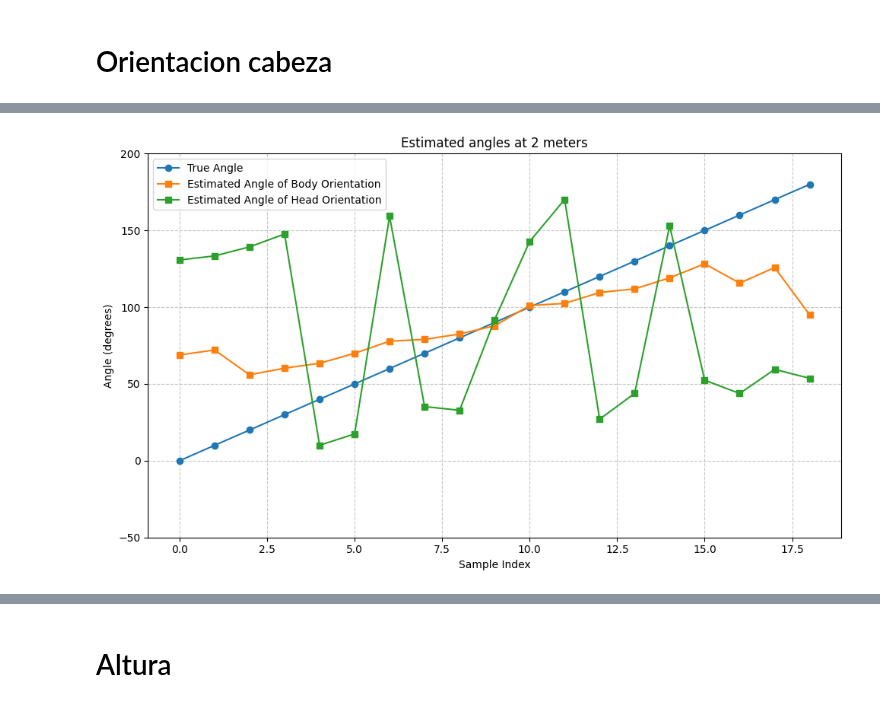
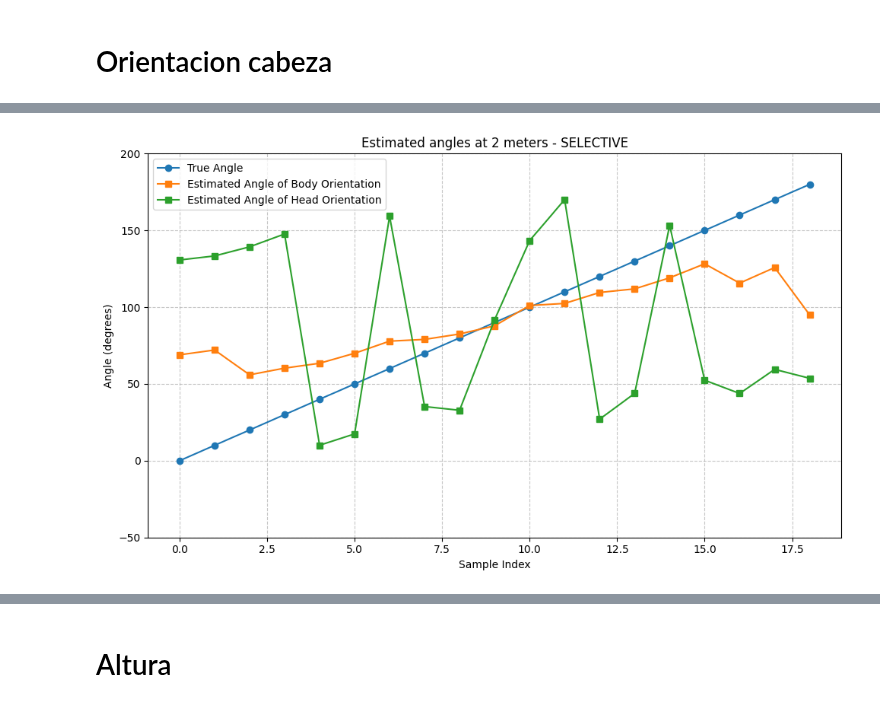
Before and after one commit to stevenaraujo98/integracion_pcl, a Jupyter notebook: get_res.ipynb, the cells around one changed output, grey strips where cells are left out. Drawn from its saved outputs; the diff is of its cells as text; code cells hidden in the pictures.

```diff
--- a/get_res.ipynb
+++ b/get_res.ipynb
@@ -38,3 +36,6 @@ json = {"formas": {"3": {"300": {"C": [{"result": "l", "confidence": "94.6661829
+# %%
+method = "WLS-SGBM"
+method = "SELECTIVE"
 # %% [markdown]
 # Formas
 # %%
@@ -820,35 +821,35 @@ df_orientaciones_cabeza_200
 # %%
 # grafica el angulo de Y, con valores en x de los indices de df_orientaciones_200
 # plt.plot(df_orientaciones_200["angulo_tronco"])
 # plt.plot(df_orientaciones_200["angulo"].astype(int))
 
 # Crear la figura y los ejes
 fig, ax = plt.subplots(figsize=(10, 6))
 
 # Graficar ambas líneas
 ax.plot(df_orientaciones_cabeza_200.index, df_orientaciones_cabeza_200["angulo"].astype(int), label='True Angle', marker='o')
 ax.plot(df_orientaciones_cabeza_200.index, df_orientaciones_cabeza_200["angulo_tronco"], label='Estimated Angle of Body Orientation', marker='s')
 ax.plot(df_orientaciones_cabeza_200.index, df_orientaciones_cabeza_200["angulo_head"], label='Estimated Angle of Head Orientation', marker='s')
 
 # Configurar el título y las etiquetas de los ejes
-ax.set_title('Estimated angles at 2 meters')
+ax.set_title('Estimated angles at 2 meters - ' + method)
 ax.set_xlabel('Sample Index')
 ax.set_ylabel('Angle (degrees)')
 
 # y vaya de entre 100 y 200
 plt.ylim(-50, 200)
 
 # Añadir una leyenda
 ax.legend()
 
 # Añadir una cuadrícula para mejor lectura
 ax.grid(True, linestyle='--', alpha=0.7)
 
 # Ajustar el diseño y mostrar la gráfica
 plt.tight_layout()
 plt.show()
 # %% [output]
-[figure, old version]
+[figure, new version]
 # %%
 df_orientaciones_cabeza_300
 # %% [output]
```
Also changed, not shown: parts of 22 cells of this notebook, 4 other files.
